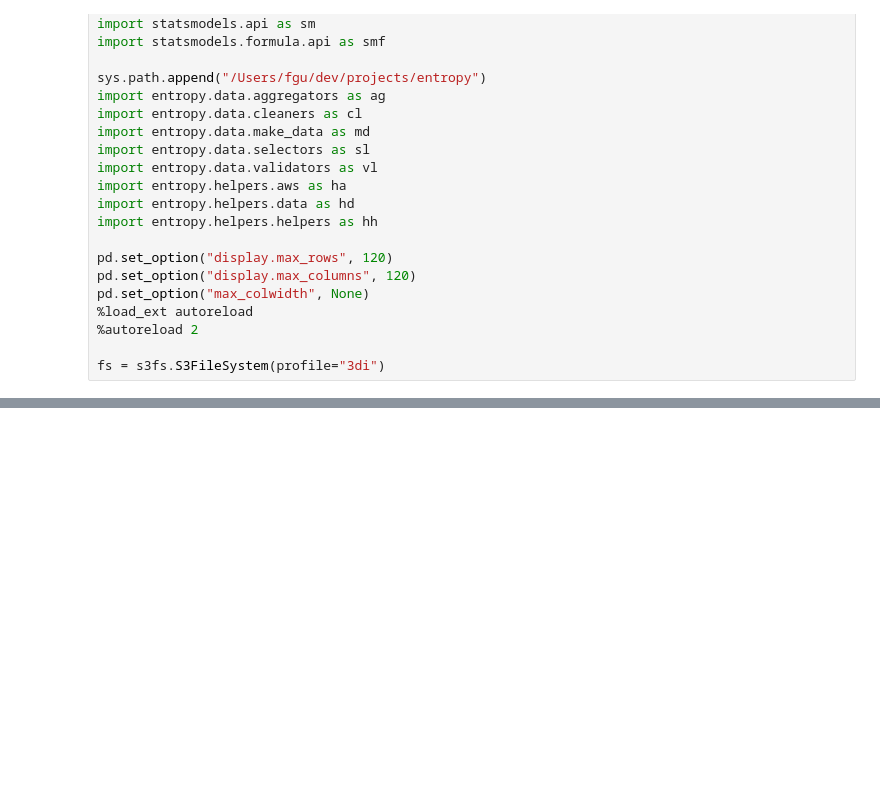
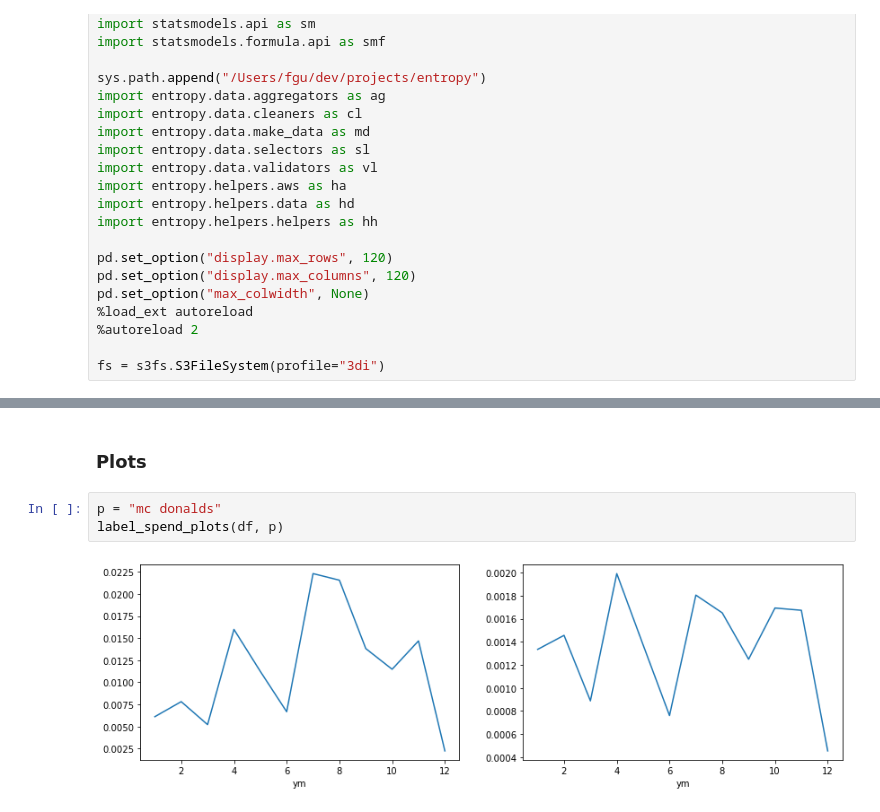
Before and after one commit to fabiangunzinger/entropy, a Jupyter notebook: notebooks/scratchpad.ipynb, the cells around one changed output, grey strips where cells are left out. Cells and saved outputs as stored; diff of their text form; blank space fills up the shorter version.

```diff
--- a/notebooks/scratchpad.ipynb
+++ b/notebooks/scratchpad.ipynb
@@ -47,0 +151,7 @@ Time for read_txn_data                 : 50.51 seconds
+# %% [markdown]
+### Plots
+# %%
+p = "mc donalds"
+label_spend_plots(df, p)
+# %% [output]
+[figure, added]
```
Also changed, not shown: parts of 15 cells of this notebook, 21 other files.
